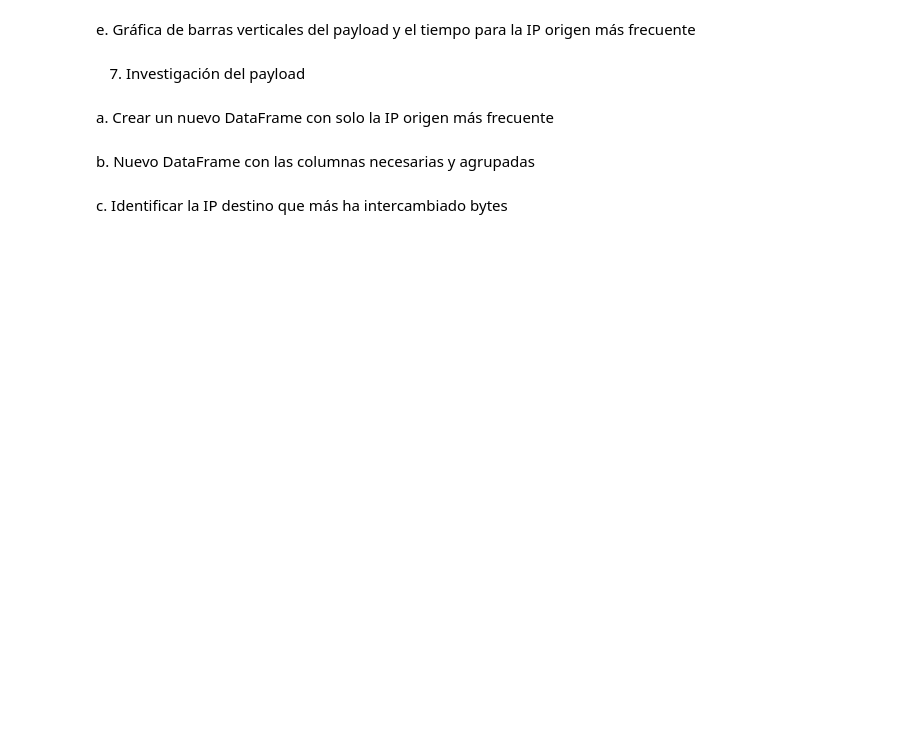
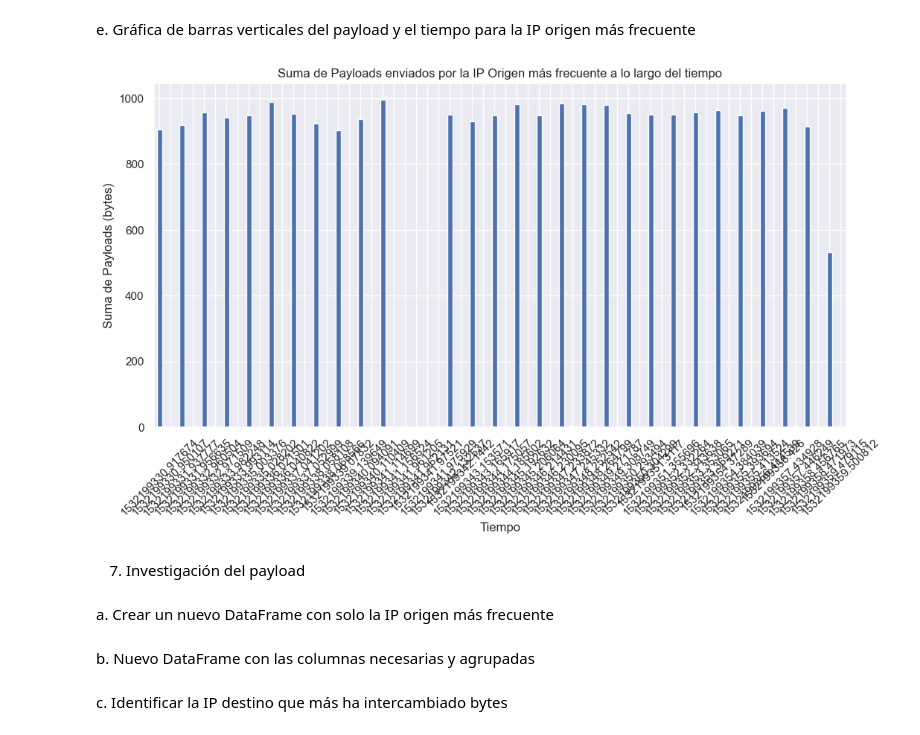
Before and after one commit to MaJu502/lab6_An-lisis-de-paquetes-de-red, a Jupyter notebook: lab.ipynb, the cells around one changed output. Drawn from its saved outputs; the diff is of its cells as text; code cells hidden in the pictures; blank space fills up the shorter version.

```diff
--- a/lab.ipynb
+++ b/lab.ipynb
@@ -228,15 +234,18 @@ plt.show()
 # %% [markdown]
 e. Gráfica de barras verticales del payload y el tiempo para la IP origen más frecuente
 # %%
-df_ip_origen = df_paquetes[df_paquetes['Src Address'] == ip_origen_frecuente]
-suma_payloads_tiempo = df_ip_origen.groupby('Time')['Payload'].sum()
+df_paquetes['Time'] = df_paquetes['Time'].astype(float)
+
+suma_payloads_tiempo = df_paquetes.groupby('Time')['Payload'].sum()
 plt.figure(figsize=(12, 6))
 suma_payloads_tiempo.plot(kind='bar')
 plt.xlabel('Tiempo')
 plt.ylabel('Suma de Payloads (bytes)')
 plt.title('Suma de Payloads enviados por la IP Origen más frecuente a lo largo del tiempo')
 plt.xticks(rotation=45)
 plt.show()
+# %% [output]
+[figure, added]
 # %% [markdown]
 7. Investigación del payload
 # %% [markdown]
```
Also changed, not shown: parts of 12 cells of this notebook, 2 other files.
